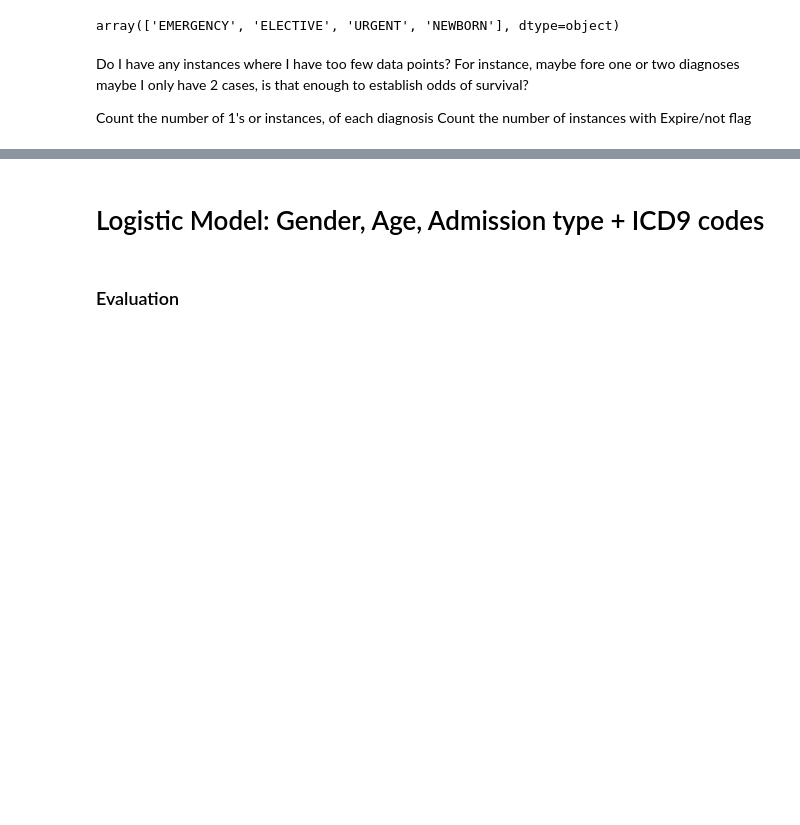
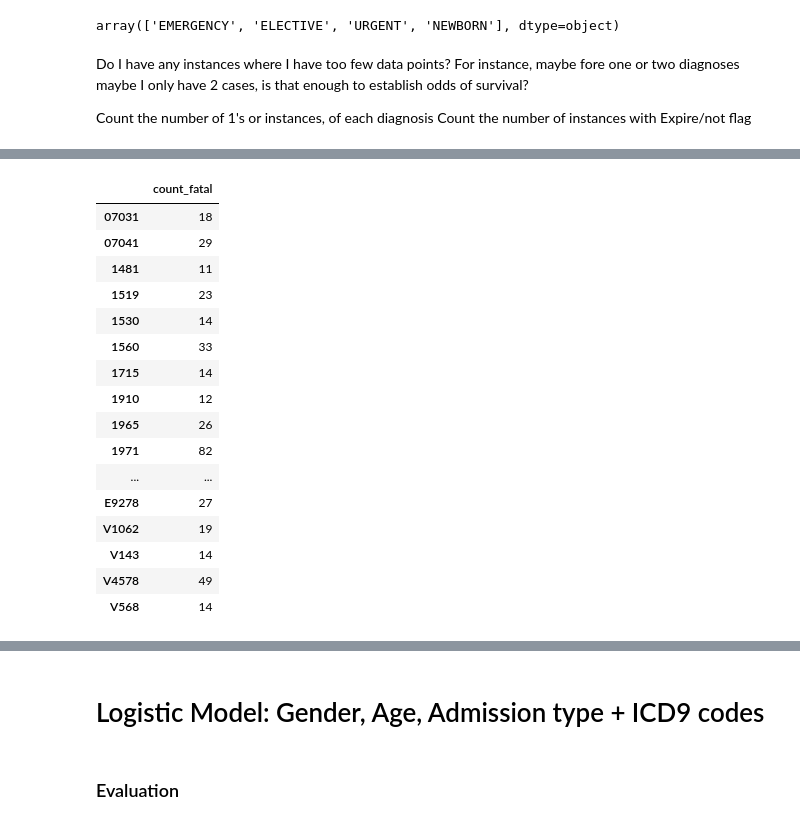
Before and after one commit to billiescodes/mortality_in_ICU, a Jupyter notebook: 02_Model_and_Evaluation.ipynb, the cells around one changed output, grey strips where cells are left out. Cells and saved outputs as stored; diff of their text form; code cells hidden in the pictures; blank space fills up the shorter version.

```diff
--- a/02_Model_and_Evaluation.ipynb
+++ b/02_Model_and_Evaluation.ipynb
@@ -67,2 +96,22 @@ diagnosis_codes;
+# %%
+df_count#.count_fatal.plot()
+# %% [output]
+|  | count_fatal |
+| 07031 | 18 |
+| 07041 | 29 |
+| 1481 | 11 |
+| 1519 | 23 |
+| 1530 | 14 |
+| 1560 | 33 |
+| 1715 | 14 |
+| 1910 | 12 |
+| 1965 | 26 |
+| 1971 | 82 |
+| ... | ... |
+| E9278 | 27 |
+| V1062 | 19 |
+| V143 | 14 |
+| V4578 | 49 |
+| V568 | 14 |
 # %%
 # df['07031'].hist()
```
Also changed, not shown: parts of 6 cells of this notebook.
